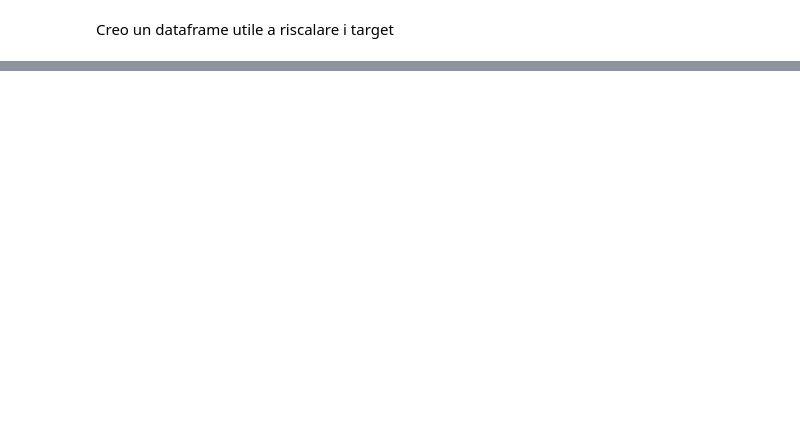
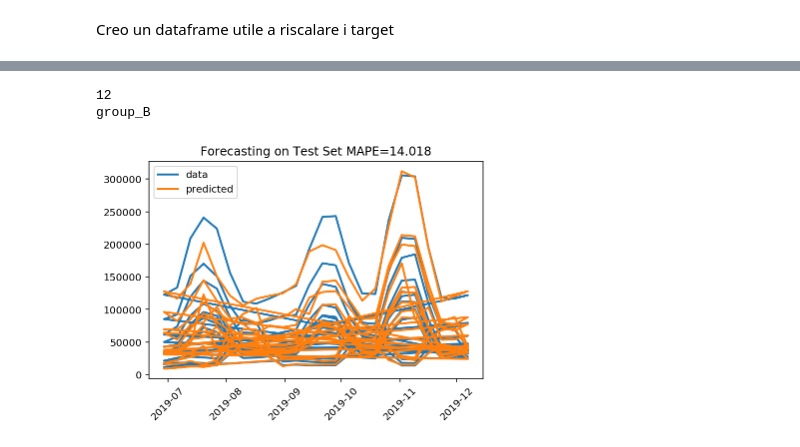
Before and after one commit to LucaCellamare/BIP-Project-sales-forecasting, a Jupyter notebook: Voltan_Enrico_single_predictor_NEWCSV.ipynb, the cells around one changed output, grey strips where cells are left out. Cells and saved outputs as stored; diff of their text form; code cells hidden in the pictures; blank space fills up the shorter version.

Commit message:
10.0 mape

```diff
--- a/Voltan_Enrico_single_predictor_NEWCSV.ipynb
+++ b/Voltan_Enrico_single_predictor_NEWCSV.ipynb
@@ -247,0 +225,54 @@ for s in sku_not_grouped:
+# %%
+y_traing = y_train
+X_traing = X_train
+y_testg = y_test
+X_testg = X_test
+
+
+sku_dummies = pd.get_dummies(y_traing["sku"]) > 0
+sku_dummies_df = pd.DataFrame(sku_dummies, index = X_traing.index)
+X_traing = pd.concat([sku_dummies_df,X_traing],axis = 1)
+
+sku_dummies = pd.get_dummies(y_testg["sku"]) > 0
+sku_dummies_df = pd.DataFrame(sku_dummies, index = X_testg.index)
+X_testg = pd.concat([sku_dummies_df,X_testg],axis = 1)
+
+
+
+model = xgb.XGBRegressor(n_estimators=500, learning_rate=0.06)
+
+#xgb.XGBRegressor(n_estimators=500, learning_rate=0.1) #MAPE 10.9, 13.0, 6.09, 6.5, 14.77
+#CatBoostRegressor(iterations=500,learning_rate=0.1,eval_metric='MAPE') #MAPE =  11.1, 13.3, 7.6, 6.4,18
+#xgb.XGBRegressor(n_estimators=500, learning_rate=0.5) #MAPE 10.8, 14.9, 6.0, 6.4, 16.3
+#RandomForestRegressor(n_estimators=200,random_state=123) #MAPE 11.264, 12.636, 6.997, 6.387, 14.661
+#RandomForestRegressor(n_estimators=10,random_state=123) #MAPE 11.232, 11.994, 7.616, 6.068, 14.320
+
+
+model.fit(X_traing, y_traing["scaled_target"])
+
+prediction = model.predict(X_testg)
+
+results = pd.DataFrame(columns = ["date","sku","target","prediction"])
+
+for sku in y_testg["sku"].unique():
+
+    pred_sku = prediction[np.where(y_testg["sku"] == sku)]
+    originals = rescale_df.loc[rescale_df["sku"] == sku]["target"]
+    pred = unscale(pred_sku,originals)
+
+    results = pd.concat([results, pd.DataFrame({
+        "date" : y_testg[y_testg["sku"] == sku]["date"],
+        "sku" : y_testg[y_testg["sku"] == sku]["sku"],
+        "target" : y_testg[y_testg["sku"] == sku]["target"],
+        "prediction" : pred
+    })])
+print(len(y_testg["sku"].unique()))
+
+print(g)
+results = results.dropna().set_index("date")
+
+plot_results(results["target"], results["prediction"], "target")
+# %% [output]
+12
+group_B
+[figure, added]
```
Also changed, not shown: parts of 20 cells of this notebook.
